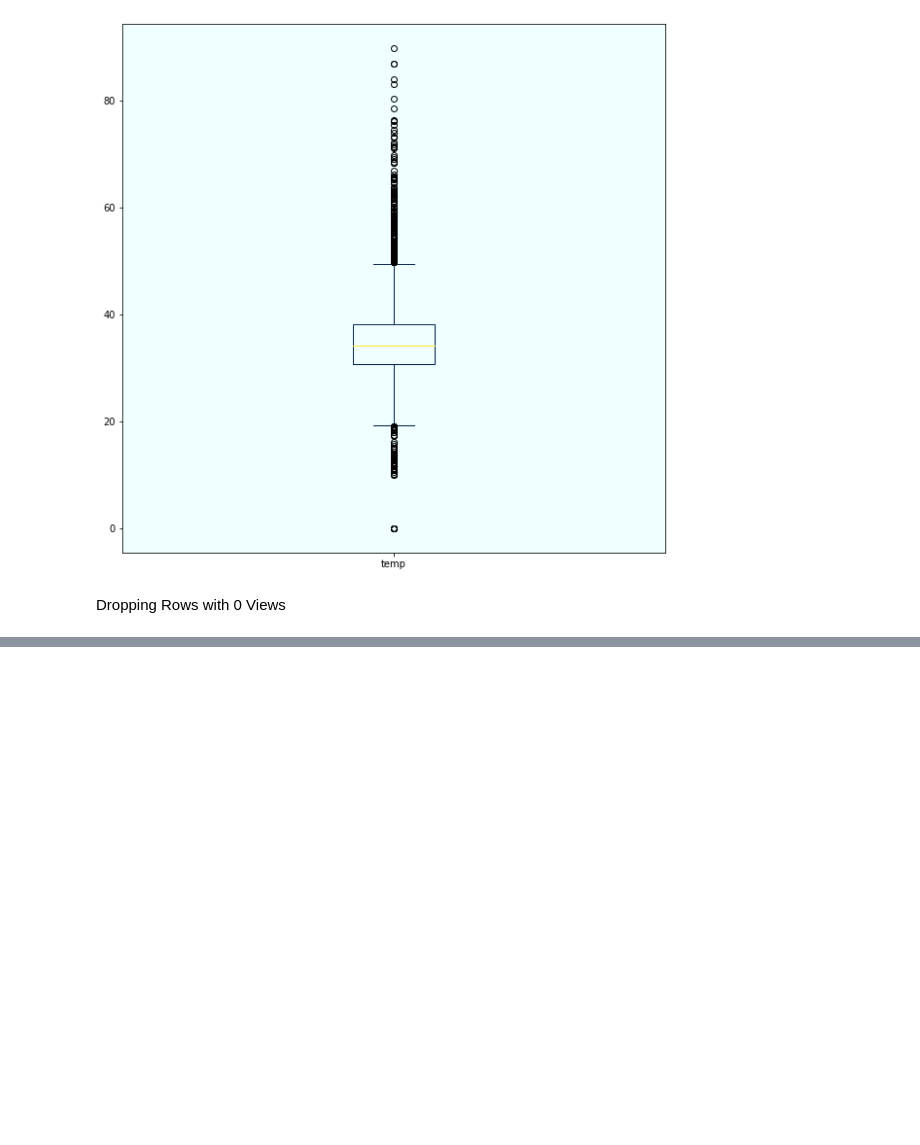
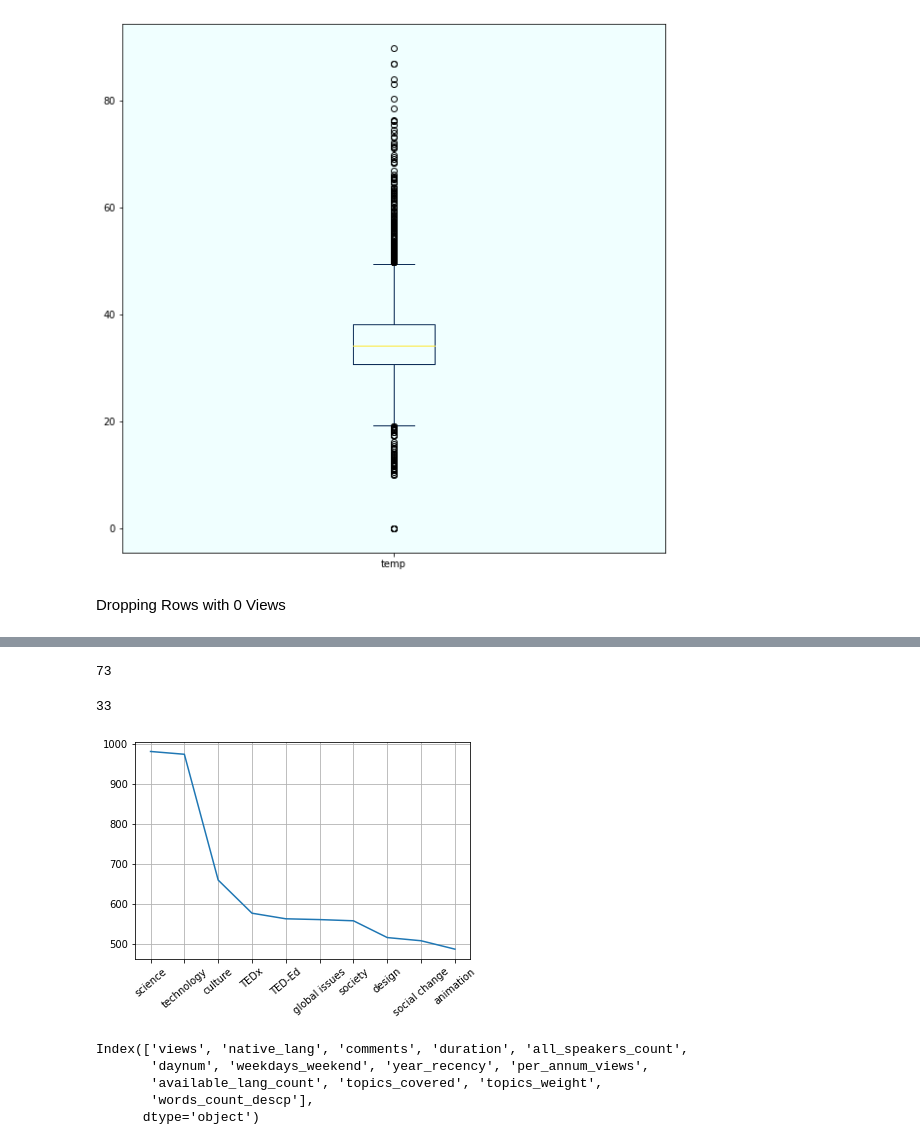
Before and after one commit to Jayesh-Panchal/Supervised-ML---Regression-Ted-Talks-VIew-Prediction-, a Jupyter notebook: Copy_of_Ted_Talk_Prediction.ipynb, the cells around one changed output, grey strips where cells are left out. Drawn from its saved outputs; the diff is of its cells as text; code cells hidden in the pictures; blank space fills up the shorter version.

```diff
--- a/Copy_of_Ted_Talk_Prediction.ipynb
+++ b/Copy_of_Ted_Talk_Prediction.ipynb
@@ -135,0 +157,3 @@ Ted_talks.drop(Ted_talks[Ted_talks['views'] <= 1000].index, inplace = True)
+# %%
+Ted_talks["year_recency"] = 2021 - Ted_talks["year"]
+Ted_talks["per_annum_views"] = Ted_talks["views"]//Ted_talks["year_recency"]
@@ -135,0 +182,2 @@ Ted_talks.drop(Ted_talks[Ted_talks['views'] <= 1000].index, inplace = True)
+# %%
+Ted_talks["native_lang"] = Ted_talks["native_lang"].apply(lambda x: 0 if x == "en" else 1)
@@ -135,0 +186,10 @@ Ted_talks.drop(Ted_talks[Ted_talks['views'] <= 1000].index, inplace = True)
+# %%
+Ted_talks.available_lang_count.max()
+# %% [output]
+73
+# %%
+Ted_talks["topics_covered"] = Ted_talks["topics"].apply(lambda x: len(eval(x)))
+# %%
+Ted_talks.topics_covered.max()
+# %% [output]
+33
@@ -135,0 +214,16 @@ Ted_talks.drop(Ted_talks[Ted_talks['views'] <= 1000].index, inplace = True)
+# %%
+
+from operator import itemgetter
+
+ddd = dict(sorted(d.items(), key = itemgetter(1), reverse = True)[:10])
+
+myList = ddd.items()
+# myList = sorted(myList)
+x, y = zip(*myList)
+
+plt.plot(x, y)
+plt.xticks(rotation = 40)
+plt.grid()
+plt.show()
+# %% [output]
+[figure, added]
@@ -140,0 +238,8 @@ Ted_talks.drop(axis = 1, labels = ["talk_id", "title", "all_speakers", "occupati
+# %%
+Ted_talks.columns
+# %% [output]
+Index(['views', 'native_lang', 'comments', 'duration', 'all_speakers_count',
+       'daynum', 'weekdays_weekend', 'year_recency', 'per_annum_views',
+       'available_lang_count', 'topics_covered', 'topics_weight',
+       'words_count_descp'],
+      dtype='object')
```
Also changed, not shown: parts of 40 cells of this notebook.
